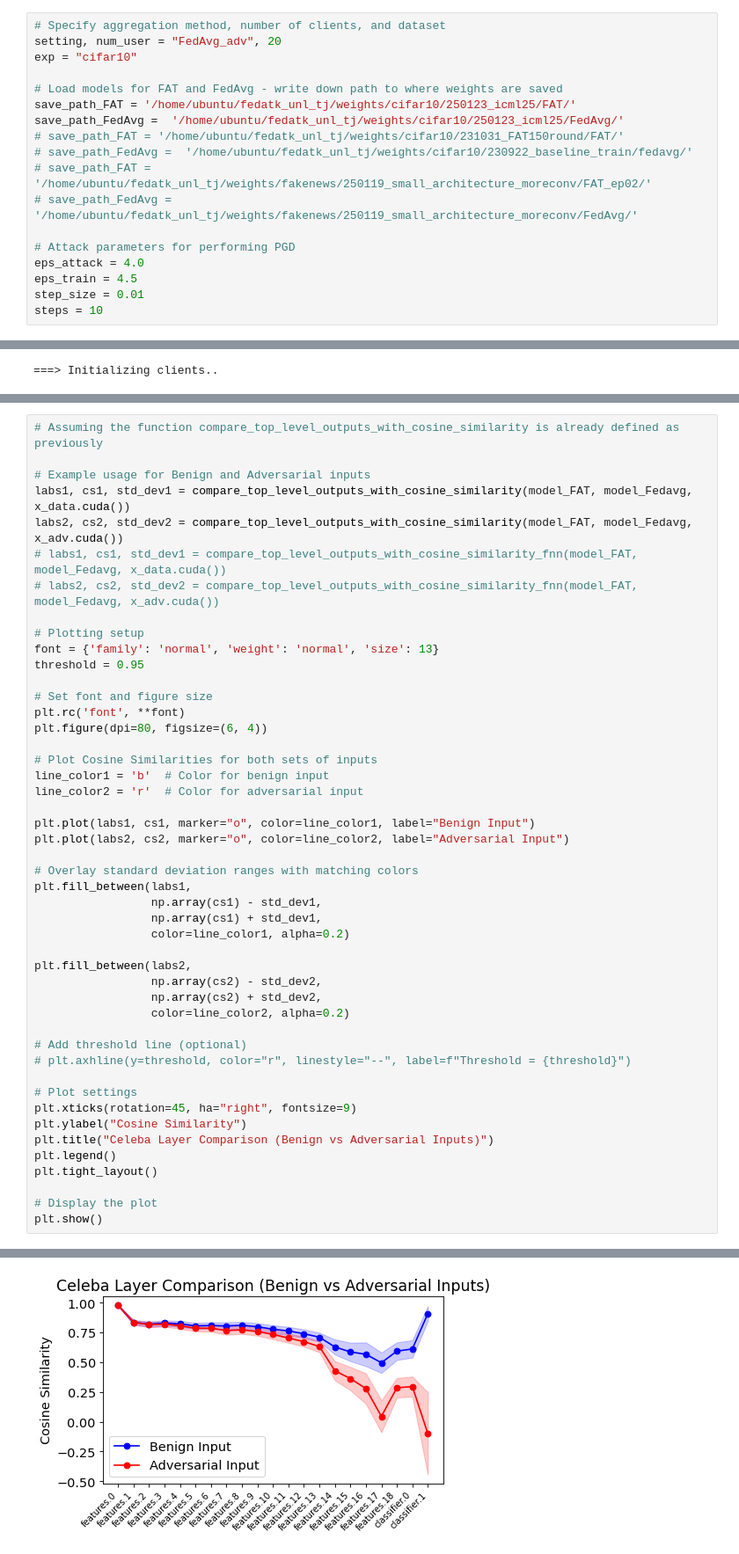
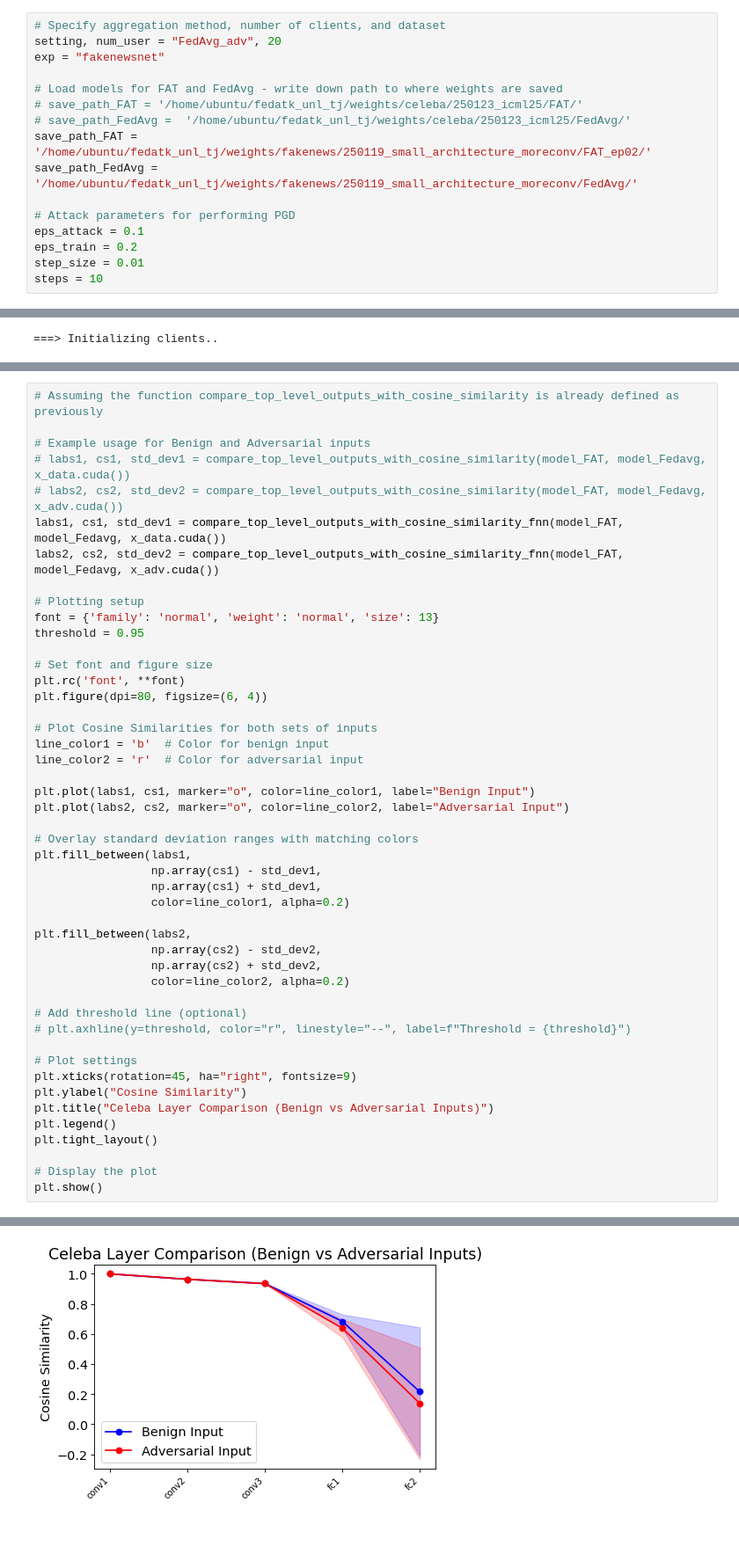
Before and after one commit to tj-kim/fedatk_unl_tj, a Jupyter notebook: icml25_exp/exp4_fig4_finding_layers.ipynb, the cells around one changed output, grey strips where cells are left out. Shown: that part at 88% size. Drawn from its saved outputs; the diff is of its cells as text.

```diff
--- a/icml25_exp/exp4_fig4_finding_layers.ipynb
+++ b/icml25_exp/exp4_fig4_finding_layers.ipynb
@@ -39,19 +39,17 @@ from transfer_attacks.TA_utils import *
 # %%
 # Specify aggregation method, number of clients, and dataset
 setting, num_user = "FedAvg_adv", 20
-exp = "cifar10"
+exp = "fakenewsnet"
 
 # Load models for FAT and FedAvg - write down path to where weights are saved
-save_path_FAT = '/home/ubuntu/fedatk_unl_tj/weights/cifar10/250123_icml25/FAT/'
-save_path_FedAvg =  '/home/ubuntu/fedatk_unl_tj/weights/cifar10/250123_icml25/FedAvg/'
-# save_path_FAT = '/home/ubuntu/fedatk_unl_tj/weights/cifar10/231031_FAT150round/FAT/'
-# save_path_FedAvg =  '/home/ubuntu/fedatk_unl_tj/weights/cifar10/230922_baseline_train/fedavg/'
-# save_path_FAT = '/home/ubuntu/fedatk_unl_tj/weights/fakenews/250119_small_architecture_moreconv/FAT_ep02/'
-# save_path_FedAvg =  '/home/ubuntu/fedatk_unl_tj/weights/fakenews/250119_small_architecture_moreconv/FedAvg/'
+# save_path_FAT = '/home/ubuntu/fedatk_unl_tj/weights/celeba/250123_icml25/FAT/'
+# save_path_FedAvg =  '/home/ubuntu/fedatk_unl_tj/weights/celeba/250123_icml25/FedAvg/'
+save_path_FAT = '/home/ubuntu/fedatk_unl_tj/weights/fakenews/250119_small_architecture_moreconv/FAT_ep02/'
+save_path_FedAvg =  '/home/ubuntu/fedatk_unl_tj/weights/fakenews/250119_small_architecture_moreconv/FedAvg/'
 
 # Attack parameters for performing PGD
-eps_attack = 4.0
-eps_train = 4.5
+eps_attack = 0.1
+eps_train = 0.2
 step_size = 0.01
 steps = 10
 # %%
@@ -212,10 +159,10 @@ Accuracy of model_FAT on adversarial data (x_adv): 78.00%
 # Assuming the function compare_top_level_outputs_with_cosine_similarity is already defined as previously
 
 # Example usage for Benign and Adversarial inputs
-labs1, cs1, std_dev1 = compare_top_level_outputs_with_cosine_similarity(model_FAT, model_Fedavg, x_data.cuda())
-labs2, cs2, std_dev2 = compare_top_level_outputs_with_cosine_similarity(model_FAT, model_Fedavg, x_adv.cuda())
-# labs1, cs1, std_dev1 = compare_top_level_outputs_with_cosine_similarity_fnn(model_FAT, model_Fedavg, x_data.cuda())
-# labs2, cs2, std_dev2 = compare_top_level_outputs_with_cosine_similarity_fnn(model_FAT, model_Fedavg, x_adv.cuda())
+# labs1, cs1, std_dev1 = compare_top_level_outputs_with_cosine_similarity(model_FAT, model_Fedavg, x_data.cuda())
+# labs2, cs2, std_dev2 = compare_top_level_outputs_with_cosine_similarity(model_FAT, model_Fedavg, x_adv.cuda())
+labs1, cs1, std_dev1 = compare_top_level_outputs_with_cosine_similarity_fnn(model_FAT, model_Fedavg, x_data.cuda())
+labs2, cs2, std_dev2 = compare_top_level_outputs_with_cosine_similarity_fnn(model_FAT, model_Fedavg, x_adv.cuda())
 
 # Plotting setup
 font = {'family': 'normal', 'weight': 'normal', 'size': 13}
@@ -279,4 +223,4 @@ findfont: Font family ['normal'] not found. Falling back to DejaVu Sans.
-[figure, old version]
+[figure, new version]
 # %%
 
 # Example usage for benign and adversarial inputs
```
Also changed, not shown: parts of 17 cells of this notebook.
